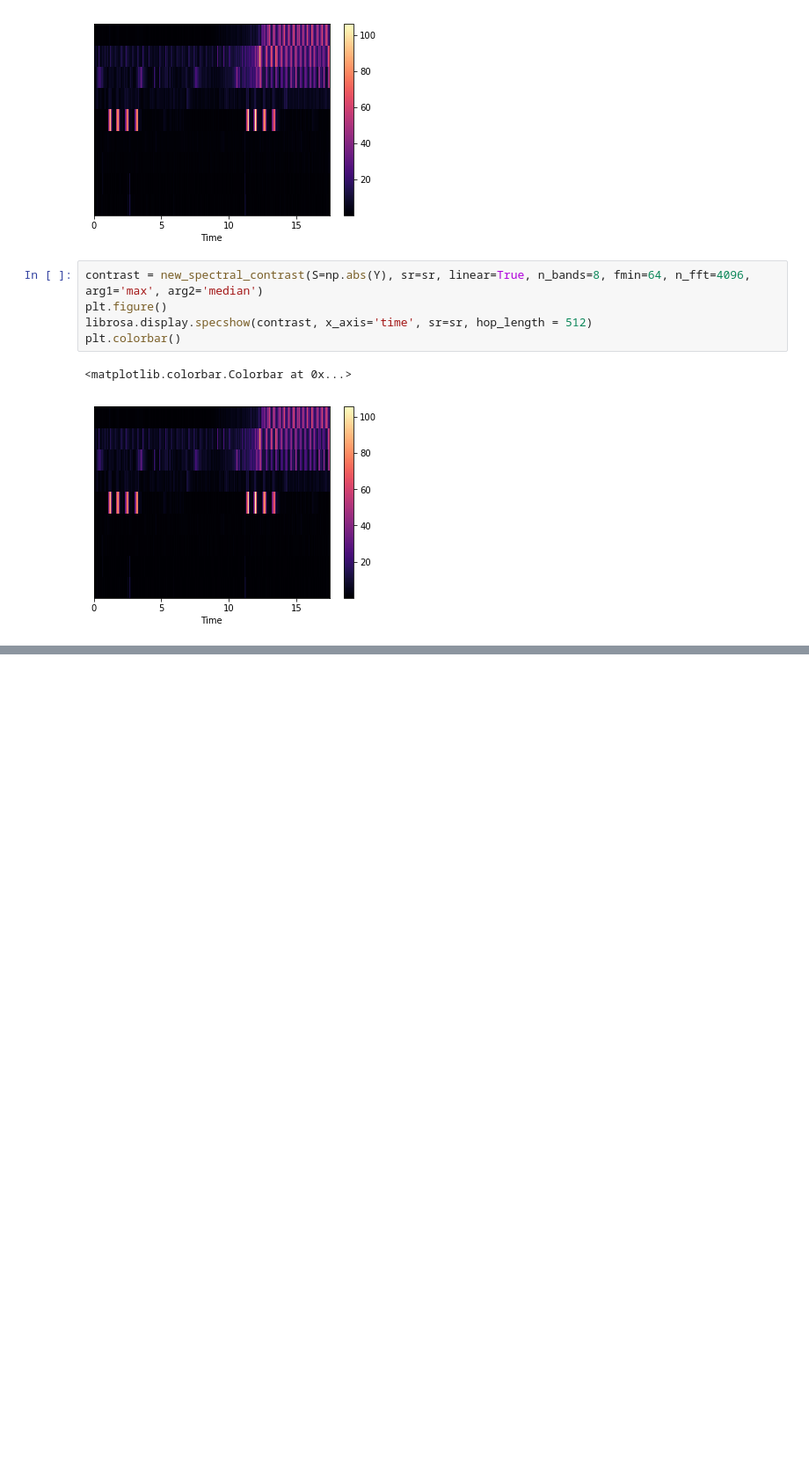
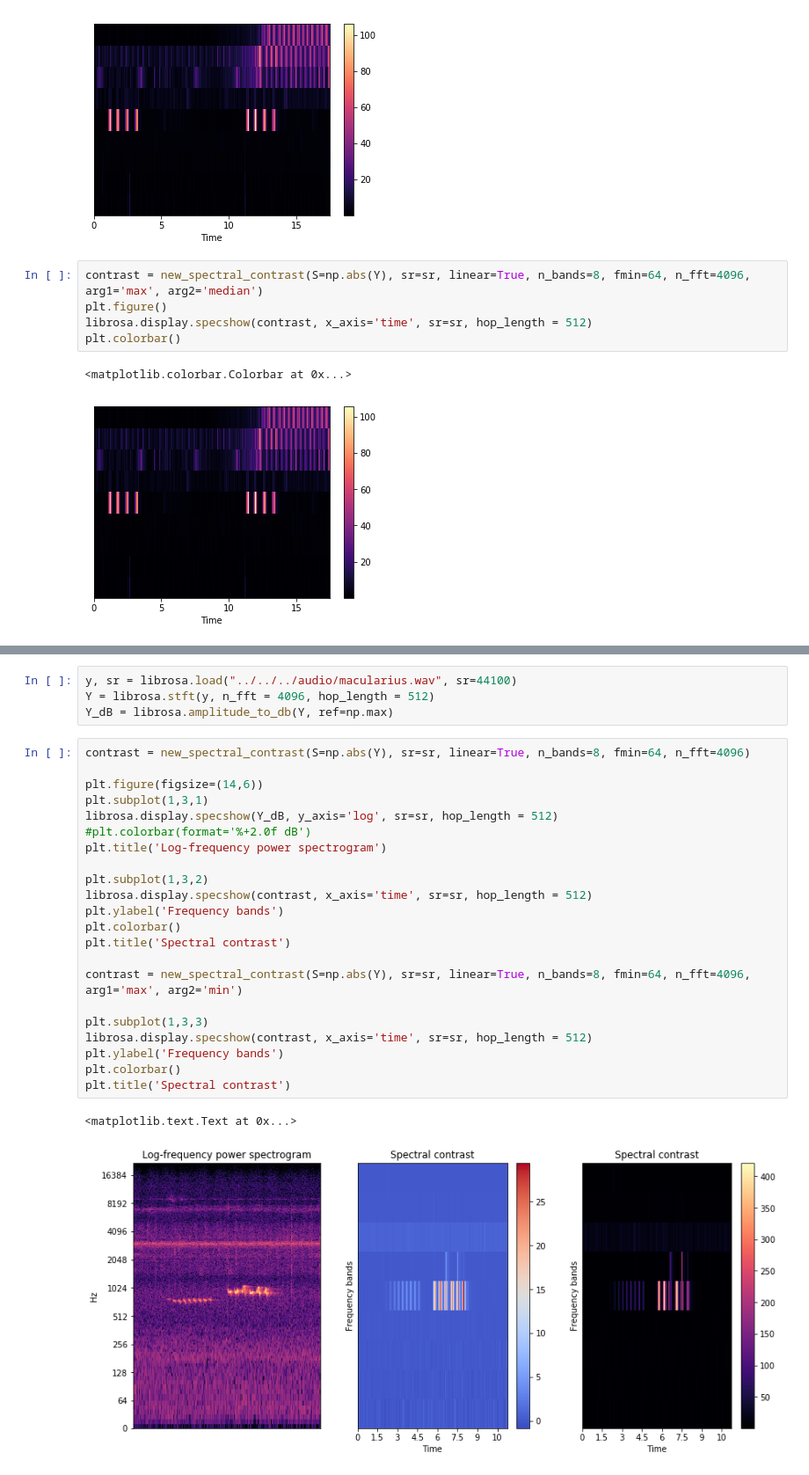
Before and after one commit to nicolasfigueiredo/ic-compmus, a Jupyter notebook: filtros/experimentos_filtro/desenvolvimento/my_spec_contrast.ipynb, the cells around one changed output, grey strips where cells are left out. Shown: that part at 88% size. Saved outputs shown, nothing was run; the diff lists cells and outputs as text; blank space fills up the shorter version.

```diff
--- a/filtros/experimentos_filtro/desenvolvimento/my_spec_contrast.ipynb
+++ b/filtros/experimentos_filtro/desenvolvimento/my_spec_contrast.ipynb
@@ -118,0 +177,29 @@ plt.colorbar()
+# %%
+y, sr = librosa.load("../../../audio/macularius.wav", sr=44100)
+Y = librosa.stft(y, n_fft = 4096, hop_length = 512)
+Y_dB = librosa.amplitude_to_db(Y, ref=np.max)
+# %%
+contrast = new_spectral_contrast(S=np.abs(Y), sr=sr, linear=True, n_bands=8, fmin=64, n_fft=4096)
+
+plt.figure(figsize=(14,6))
+plt.subplot(1,3,1)
+librosa.display.specshow(Y_dB, y_axis='log', sr=sr, hop_length = 512)
+#plt.colorbar(format='%+2.0f dB')
+plt.title('Log-frequency power spectrogram')
+
+plt.subplot(1,3,2)
+librosa.display.specshow(contrast, x_axis='time', sr=sr, hop_length = 512)
+plt.ylabel('Frequency bands')
+plt.colorbar()
+plt.title('Spectral contrast')
+
+contrast = new_spectral_contrast(S=np.abs(Y), sr=sr, linear=True, n_bands=8, fmin=64, n_fft=4096, arg1='max', arg2='min')
+
+plt.subplot(1,3,3)
+librosa.display.specshow(contrast, x_axis='time', sr=sr, hop_length = 512)
+plt.ylabel('Frequency bands')
+plt.colorbar()
+plt.title('Spectral contrast')
+# %% [output]
+<matplotlib.text.Text at 0x...>
+[figure, added]
```
Also changed, not shown: parts of 9 cells of this notebook, 2 other files.
